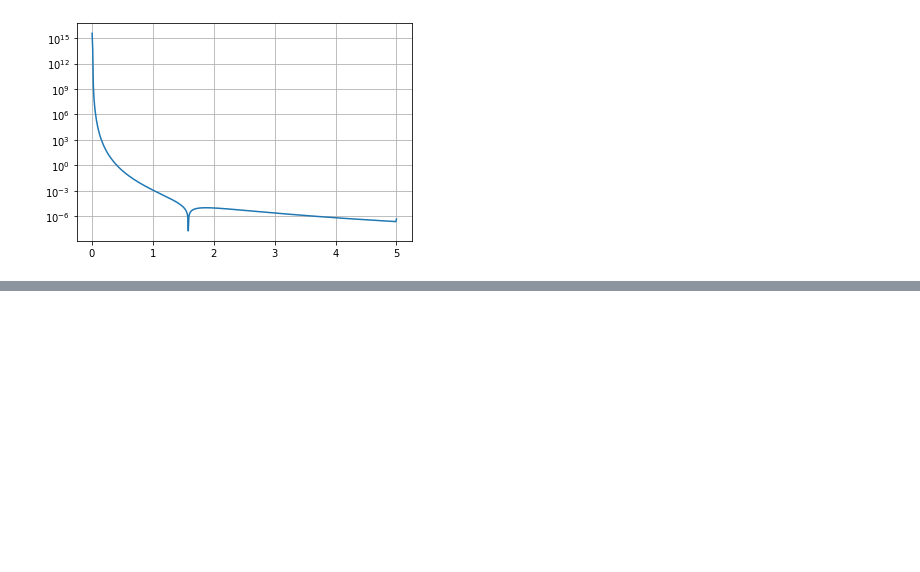
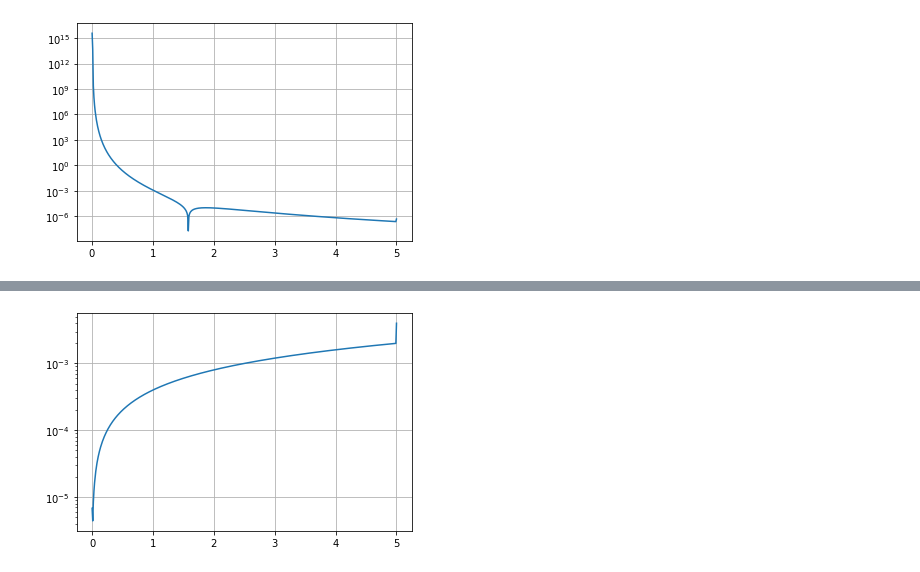
Before and after one commit to richmf/FisComp26-2, a Jupyter notebook: Clase 9.ipynb, the cells around one changed output, grey strips where cells are left out. Drawn from its saved outputs; the diff is of its cells as text; code cells hidden in the pictures; blank space fills up the shorter version.

```diff
--- a/Clase 9.ipynb
+++ b/Clase 9.ipynb
@@ -45,0 +61,7 @@ plt.show()
+# %%
+error_z = abs(dz-dz_num)
+plt.semilogy(x,error_z)
+plt.grid()
+plt.show()
+# %% [output]
+[figure, added]
```
Also changed, not shown: parts of 2 cells of this notebook.
